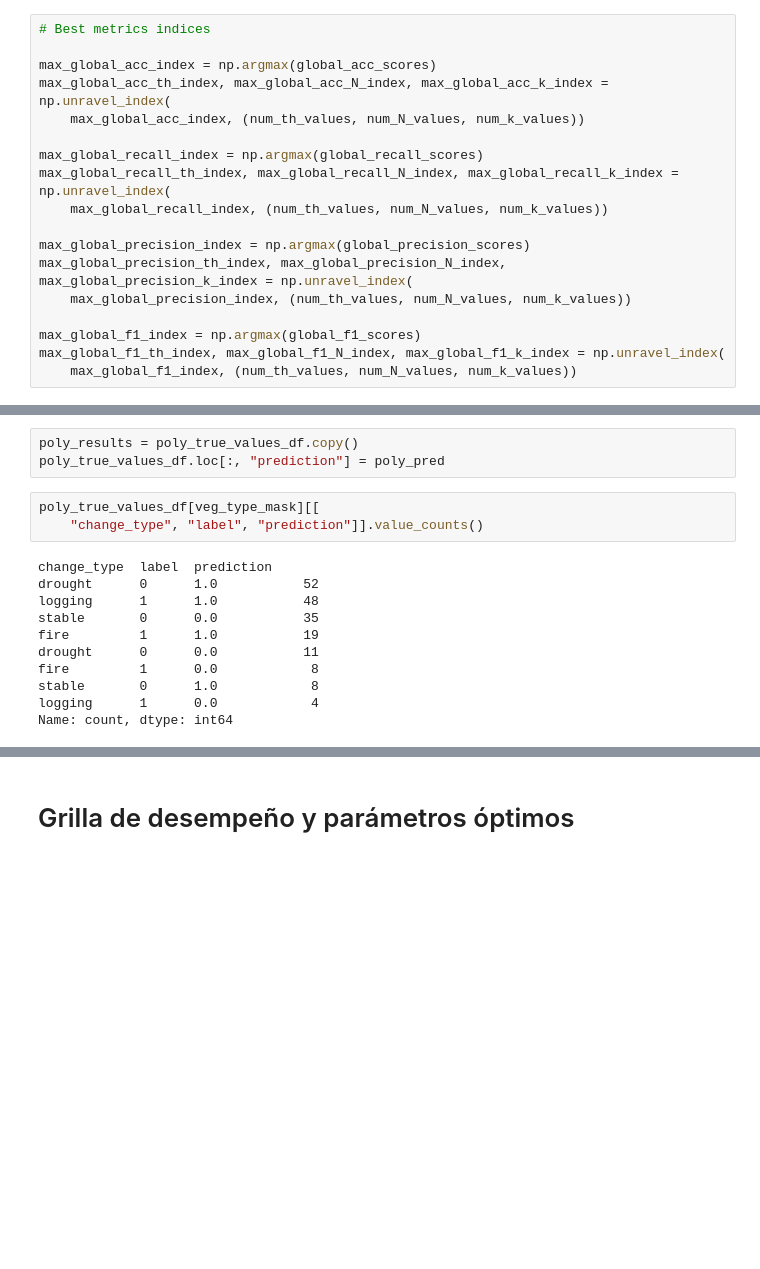
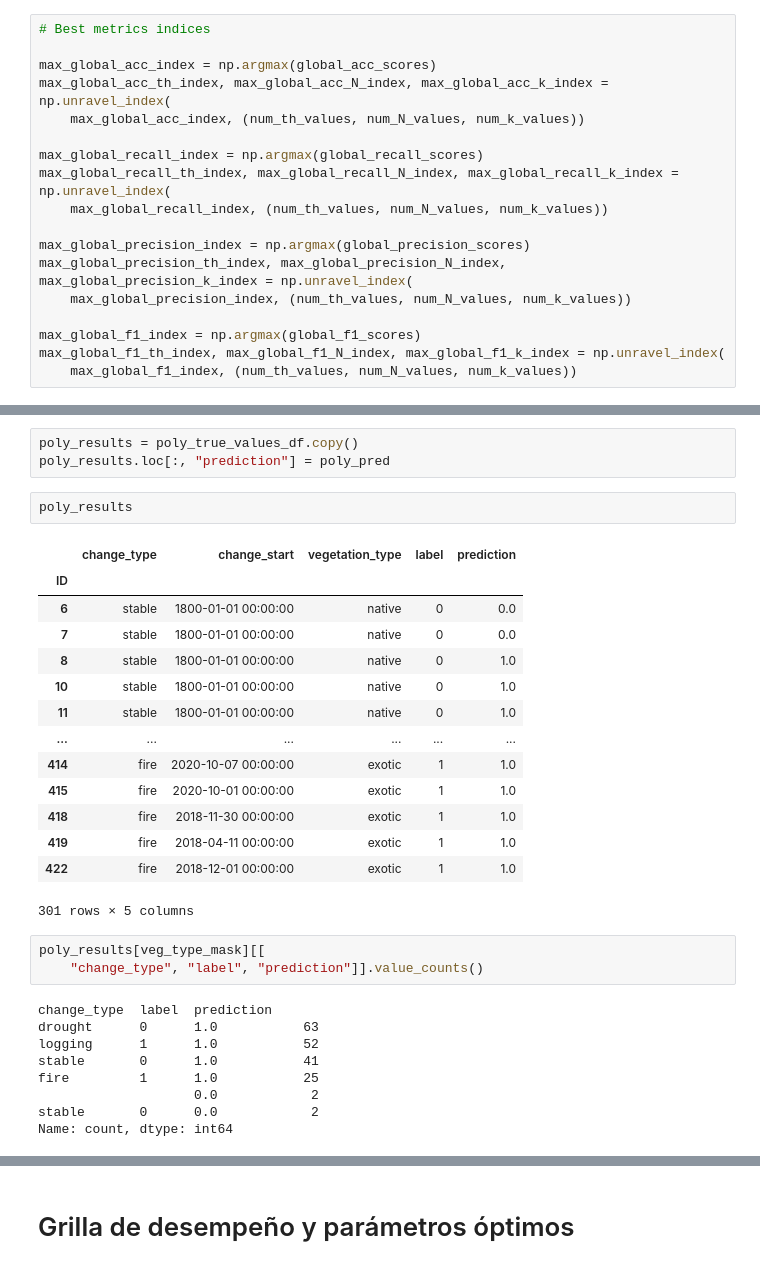
Before and after one commit to tcouso/esn-change-detection, a Jupyter notebook: notebooks/results/1.0-tcouso-detection-results.ipynb, the cells around one changed output, grey strips where cells are left out. Saved outputs shown, nothing was run; the diff lists cells and outputs as text; blank space fills up the shorter version.

```diff
--- a/notebooks/results/1.0-tcouso-detection-results.ipynb
+++ b/notebooks/results/1.0-tcouso-detection-results.ipynb
@@ -227,19 +230,34 @@ weighted avg       0.68      0.61      0.60       185
 # %%
 poly_results = poly_true_values_df.copy()
-poly_true_values_df.loc[:, "prediction"] = poly_pred
+poly_results.loc[:, "prediction"] = poly_pred
+# %%
+poly_results
+# %% [output]
+|  | change_type | change_start | vegetation_type | label | prediction |
+| ID |  |  |  |  |  |
+| 6 | stable | 1800-01-01 00:00:00 | native | 0 | 0.0 |
+| 7 | stable | 1800-01-01 00:00:00 | native | 0 | 0.0 |
+| 8 | stable | 1800-01-01 00:00:00 | native | 0 | 1.0 |
+| 10 | stable | 1800-01-01 00:00:00 | native | 0 | 1.0 |
+| 11 | stable | 1800-01-01 00:00:00 | native | 0 | 1.0 |
+| ... | ... | ... | ... | ... | ... |
+| 414 | fire | 2020-10-07 00:00:00 | exotic | 1 | 1.0 |
+| 415 | fire | 2020-10-01 00:00:00 | exotic | 1 | 1.0 |
+| 418 | fire | 2018-11-30 00:00:00 | exotic | 1 | 1.0 |
+| 419 | fire | 2018-04-11 00:00:00 | exotic | 1 | 1.0 |
+| 422 | fire | 2018-12-01 00:00:00 | exotic | 1 | 1.0 |
+301 rows × 5 columns
 # %%
-poly_true_values_df[veg_type_mask][[
+poly_results[veg_type_mask][[
     "change_type", "label", "prediction"]].value_counts()
 # %% [output]
 change_type  label  prediction
-drought      0      1.0           52
-logging      1      1.0           48
-stable       0      0.0           35
-fire         1      1.0           19
-drought      0      0.0           11
-fire         1      0.0            8
-stable       0      1.0            8
-logging      1      0.0            4
+drought      0      1.0           63
+logging      1      1.0           52
+stable       0      1.0           41
+fire         1      1.0           25
+                    0.0            2
+stable       0      0.0            2
 Name: count, dtype: int64
 # %%
 poly_results[veg_type_mask][["change_type", "label",
```
Also changed, not shown: parts of 4 cells of this notebook, 35 other files.
